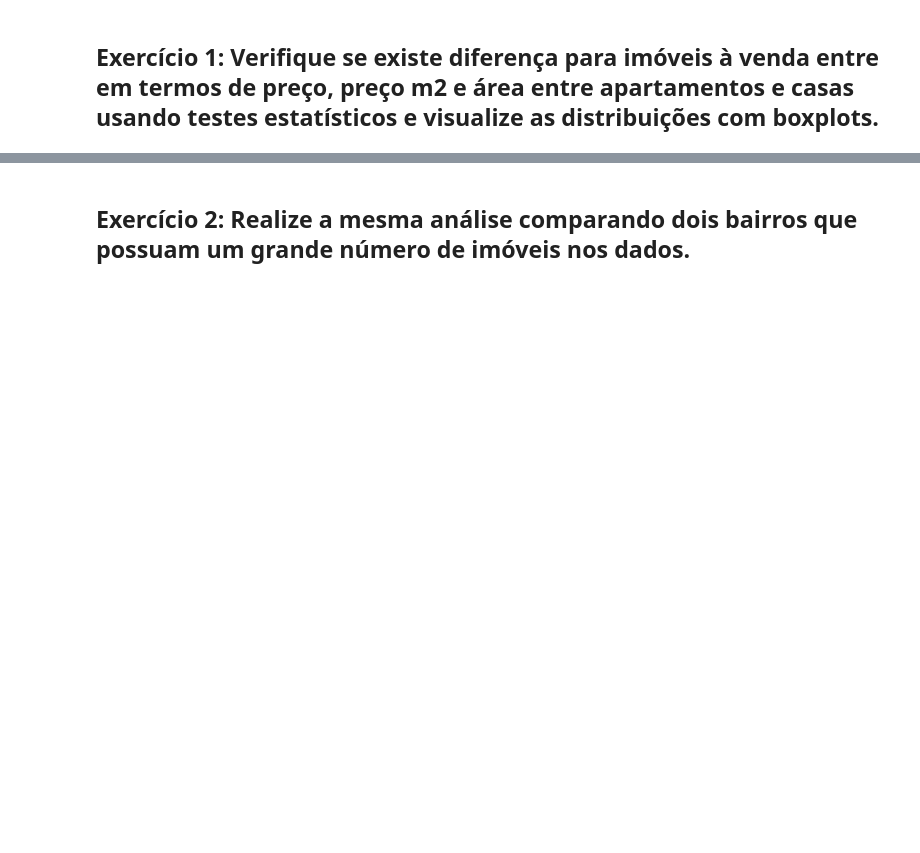
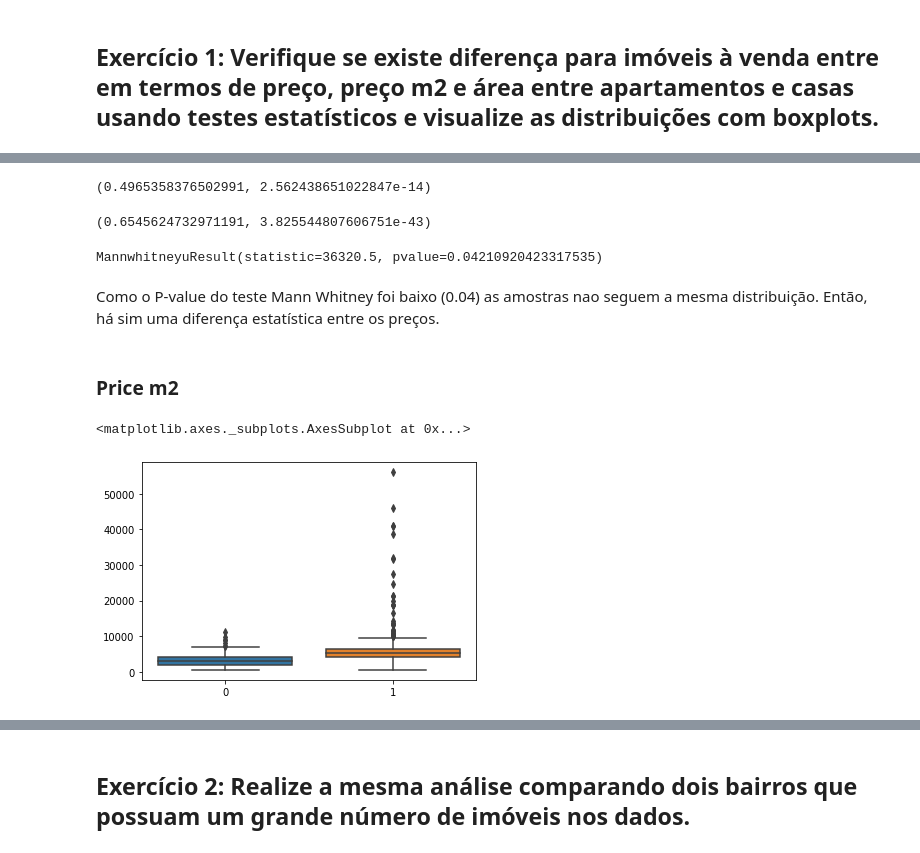
Before and after one commit to Valgueiro/dataScience_exercises, a Jupyter notebook: teste_hipotese.ipynb, the cells around one changed output, grey strips where cells are left out. Drawn from its saved outputs; the diff is of its cells as text; code cells hidden in the pictures; blank space fills up the shorter version.

```diff
--- a/teste_hipotese.ipynb
+++ b/teste_hipotese.ipynb
@@ -56,0 +136,28 @@ hi
+# %%
+# Shapiro-Wilk teste de normalidade (valor,p-value). Hipótese nula: a população é normalmente distribuída.
+stats.shapiro(houses.price)
+# nao é normalmente distribuida
+# %% [output]
+(0.4965358376502991, 2.562438651022847e-14)
+# %%
+# Shapiro-Wilk teste de normalidade (valor,p-value). Hipótese nula: a população é normalmente distribuída.
+stats.shapiro(aparts.price)
+# nao é normalmente distribuida
+# %% [output]
+(0.6545624732971191, 3.825544807606751e-43)
+# %%
+# Hipotese nula: Amostras vem de populações com a mesma distribuição
+stats.mannwhitneyu(houses.price, aparts.price)
+# %% [output]
+MannwhitneyuResult(statistic=36320.5, pvalue=0.04210920423317535)
+# %% [markdown]
+Como o P-value do teste Mann Whitney foi baixo (0.04) as amostras nao seguem a mesma distribuição. Então, há sim uma diferença estatística entre os preços.
+# %% [markdown]
+### Price m2
+# %%
+import seaborn as sns
+
+sns.boxplot(data=[houses.price_m2, aparts.price_m2])
+# %% [output]
+<matplotlib.axes._subplots.AxesSubplot at 0x...>
+[figure, added]
```
Also changed, not shown: parts of 30 cells of this notebook.
